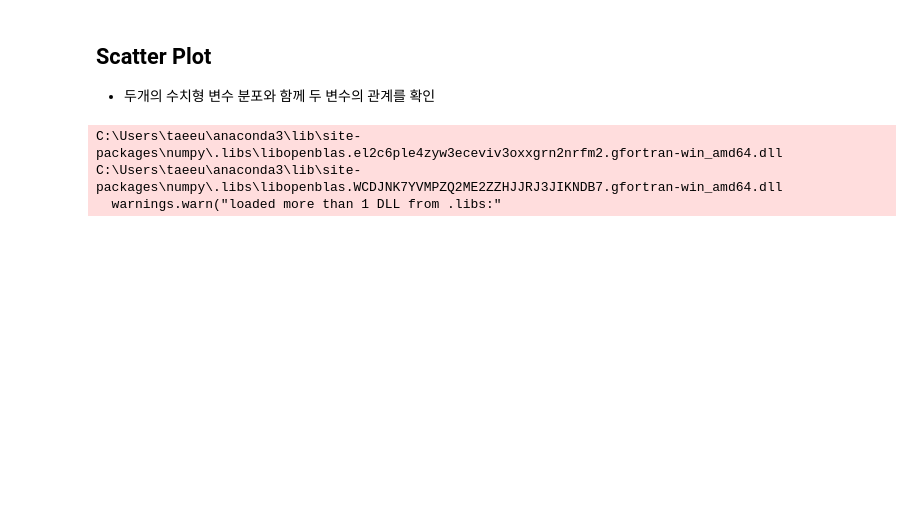
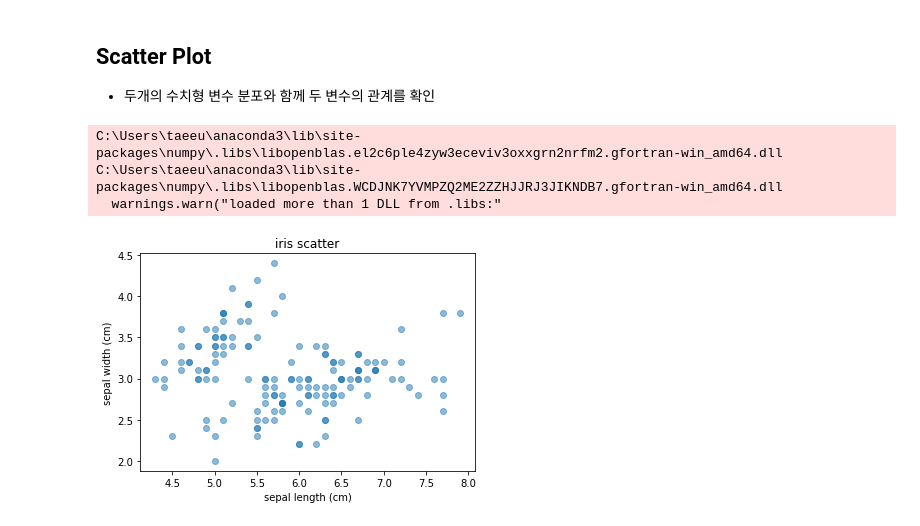
Before and after one commit to teng-ny/ADPStudy, a Jupyter notebook: 파이썬한권으로끝내기/3. EDA와 시각화/4. 산점도(Scatter Plot).ipynb, the cells around one changed output. Saved outputs shown, nothing was run; the diff lists cells and outputs as text; code cells hidden in the pictures; blank space fills up the shorter version.

```diff
--- a/파이썬한권으로끝내기/3. EDA와 시각화/4. 산점도(Scatter Plot).ipynb
+++ b/파이썬한권으로끝내기/3. EDA와 시각화/4. 산점도(Scatter Plot).ipynb
@@ -17,3 +17,12 @@ iris['class']=iris['class'].map({0:'Setosa', 1:'Versicolour', 2:'Virginica'})
 # %%
 #산점도 그리기
 plt.title('iris scatter')
+#x축label
+plt.xlabel('sepal length (cm)')
+#y축label
+plt.ylabel('sepal width (cm)')
+
+plt.scatter(x=iris['sepal length (cm)'], y=iris['sepal width (cm)'], alpha=0.5)
+plt.show()
+# %% [output]
+[figure, added]
```
Also changed, not shown: parts of 1 cell of this notebook, 1 other file.
